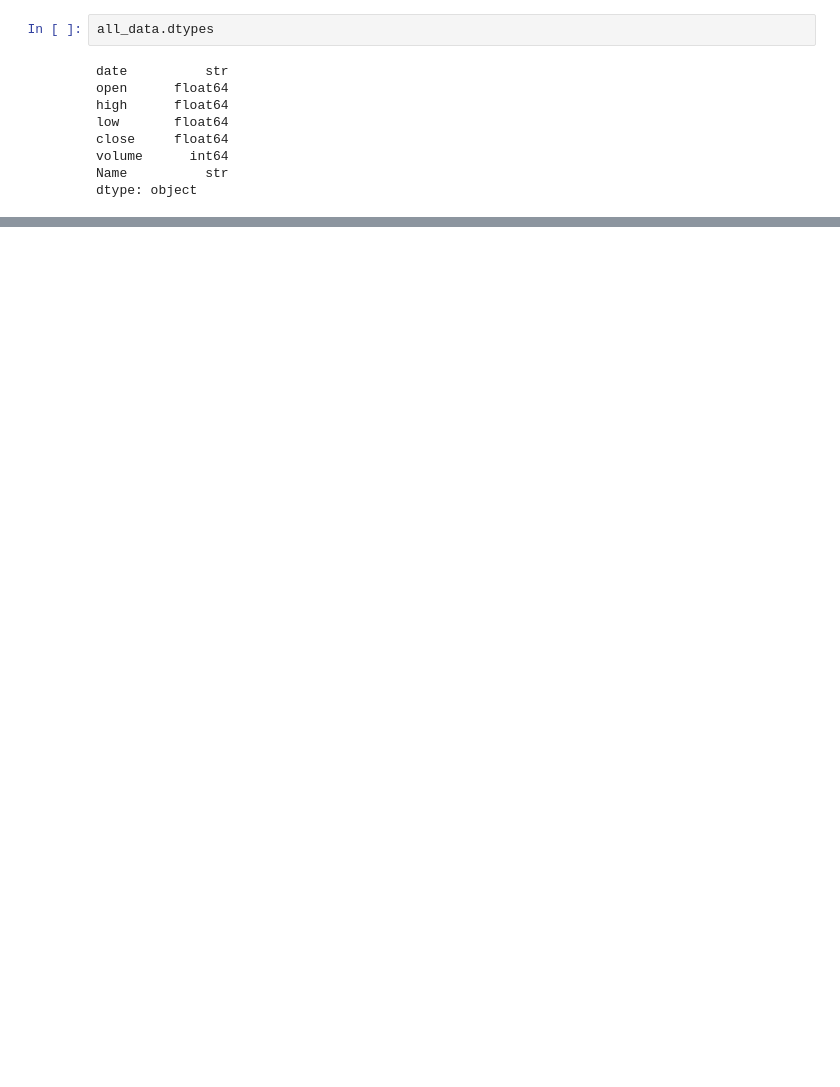
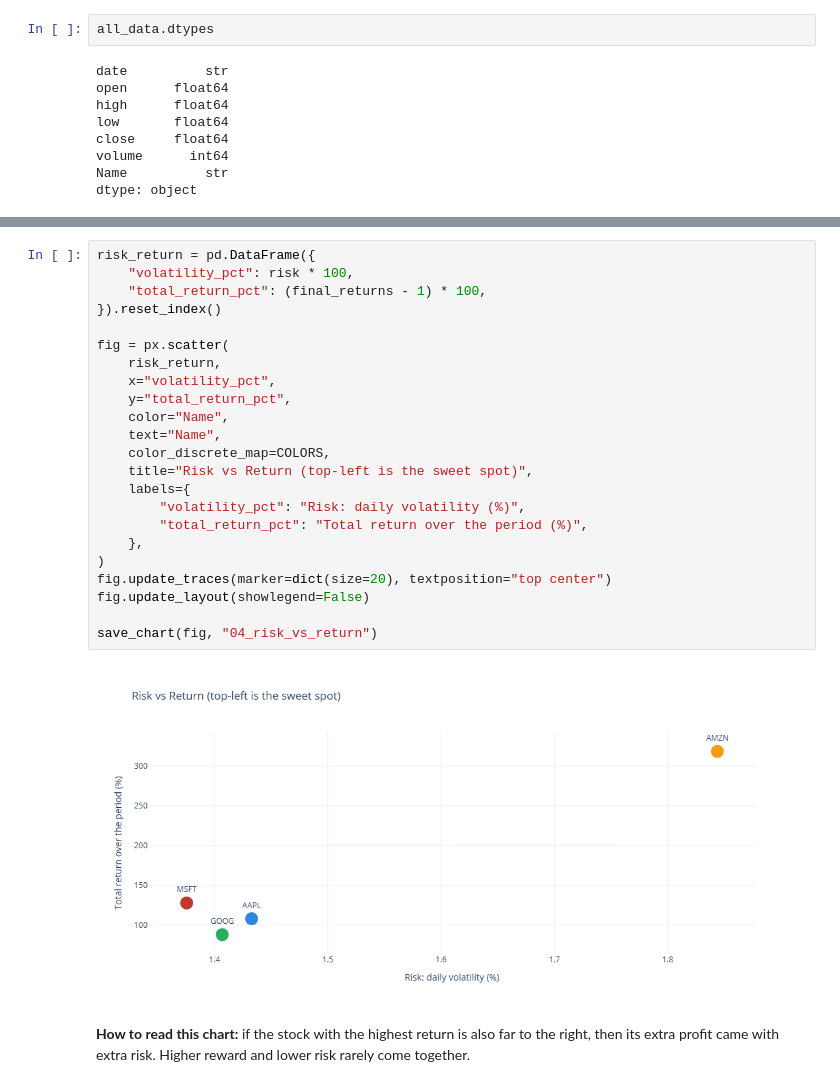
Before and after one commit to ualiurrahat/stock-market-data-analysis, a Jupyter notebook: notebooks/stock_market_data_analysis.ipynb, the cells around one changed output, grey strips where cells are left out. Saved outputs shown, nothing was run; the diff lists cells and outputs as text; blank space fills up the shorter version.

```diff
--- a/notebooks/stock_market_data_analysis.ipynb
+++ b/notebooks/stock_market_data_analysis.ipynb
@@ -587,0 +493,27 @@ px.bar(monthly_returns,
+# %%
+risk_return = pd.DataFrame({
+    "volatility_pct": risk * 100,
+    "total_return_pct": (final_returns - 1) * 100,
+}).reset_index()
+
+fig = px.scatter(
+    risk_return,
+    x="volatility_pct",
+    y="total_return_pct",
+    color="Name",
+    text="Name",
+    color_discrete_map=COLORS,
+    title="Risk vs Return (top-left is the sweet spot)",
+    labels={
+        "volatility_pct": "Risk: daily volatility (%)",
+        "total_return_pct": "Total return over the period (%)",
+    },
+)
+fig.update_traces(marker=dict(size=20), textposition="top center")
+fig.update_layout(showlegend=False)
+
+save_chart(fig, "04_risk_vs_return")
+# %% [output]
+[figure, added]
+# %% [markdown]
+**How to read this chart:** if the stock with the highest return is also far to the right, then its extra profit came with extra risk. Higher reward and lower risk rarely come together.
```
Also changed, not shown: parts of 186 cells of this notebook, 1 other file.
